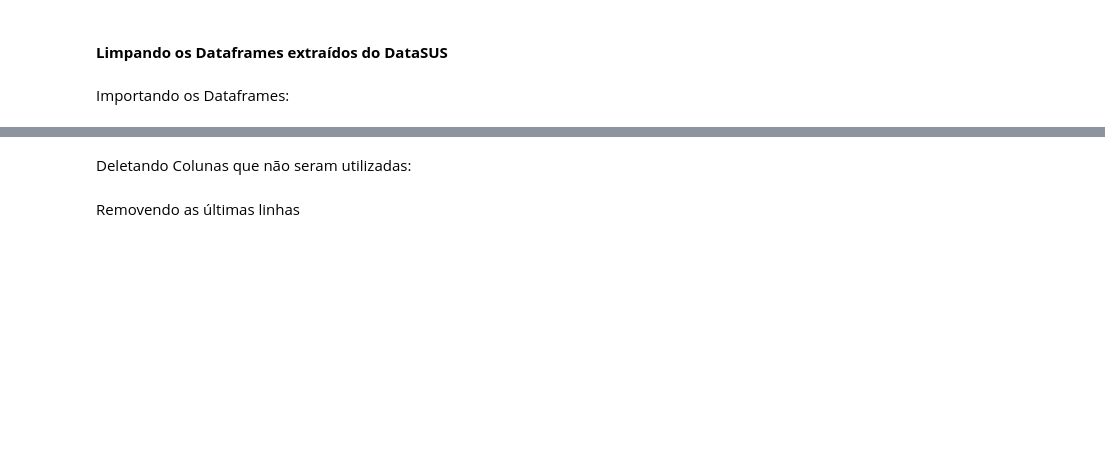
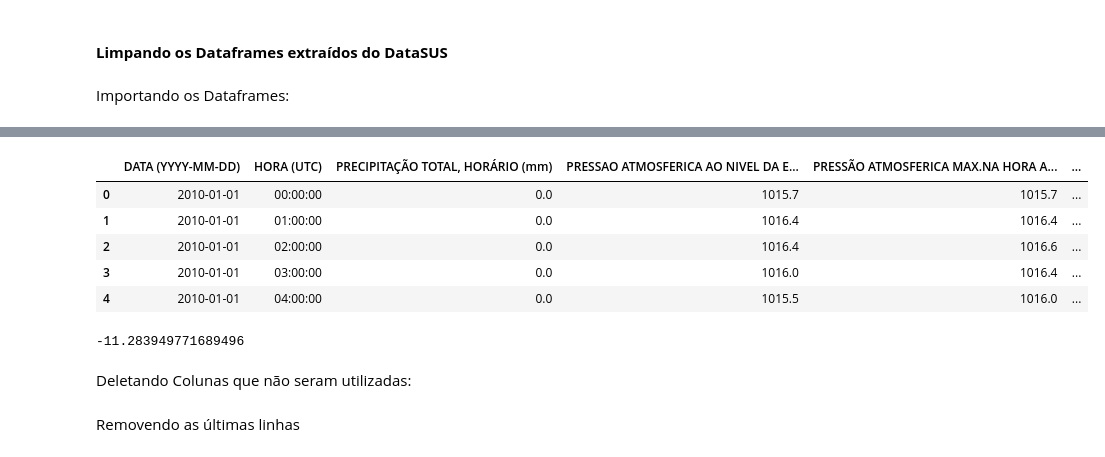
Before and after one commit to carneirogabrielly/Projeto-Microdados, a Jupyter notebook: Novo22.ipynb, the cells around one changed output, grey strips where cells are left out. Drawn from its saved outputs; the diff is of its cells as text; code cells hidden in the pictures; blank space fills up the shorter version.

Commit message:
fazendo a função de precipitação

```diff
--- a/Novo22.ipynb
+++ b/Novo22.ipynb
@@ -55,3 +35,64 @@ est_df.tail()
+# %%
+desemprego0 = pd.read_excel('planilhas capitais/%_desemprego.xlsx')
+pobres_brancos_negros0 = pd.read_excel('planilhas capitais/%_pobres_brancos_negros2.xlsx')
+indice_gini0 = pd.read_excel('planilhas capitais/Indice_Gini_2010.xlsx')
+aids0 = pd.read_excel('planilhas capitais/Coef_ObtosPorAids.xlsx')
+analfabetismo0 = pd.read_excel('planilhas capitais/%_anafabetismo.xlsx')
+turbeculoseobtos0 = pd.read_excel('planilhas capitais/Coef_ObtosPorTurbeculose.xlsx')
+IDH0 = pd.read_excel('planilhas capitais/IDH_IBGE.xlsx')
+pop_total0 = pd.read_excel('planilhas capitais/Pop_Residente.xlsx')
+
+#ESTAÇÕES METEREOLÓGICAS
+est_df = pd.read_excel('estações capitais\INMET_CO_DF_A001_BRASILIA_01-01-2010_A_31-12-2010.xlsx')
+est_go = pd.read_excel('estações capitais\INMET_CO_GO_A014_GOIAS_01-01-2010_A_31-12-2010.xlsx')
+est_ms = pd.read_excel('estações capitais/INMET_CO_MS_A702_CAMPO GRANDE_01-01-2010_A_31-12-2010.xlsx')
+est_mt = pd.read_excel('estações capitais\INMET_CO_MT_A901_CUIABA_01-01-2010_A_31-12-2010.xlsx')
+est_ac = pd.read_excel('estações capitais\INMET_N_AC_A104_RIO BRANCO_01-01-2010_A_31-12-2010.xlsx')
+est_am = pd.read_excel('estações capitais\INMET_N_AM_A101_MANAUS_01-01-2010_A_31-12-2010.xlsx')
+est_pa = pd.read_excel('estações capitais\INMET_N_PA_A201_BELEM_01-01-2010_A_31-12-2010.xlsx')
+est_ro = pd.read_excel('estações capitais\INMET_N_RO_A938_VILHENA_01-01-2010_A_31-12-2010.xlsx')
+est_rr = pd.read_excel('estações capitais\INMET_N_RR_A135_BOA VISTA_26-08-2010_A_31-12-2010.xlsx')
+est_to = pd.read_excel('estações capitais\INMET_N_TO_A009_PALMAS_01-01-2010_A_31-12-2010.xlsx')
+est_al = pd.read_excel('estações capitais\INMET_NE_AL_A303_MACEIO_01-01-2010_A_31-12-2010.xlsx')
+est_ba = pd.read_excel('estações capitais\INMET_NE_BA_A401_SALVADOR_01-01-2010_A_31-12-2010.xlsx')
+est_ce = pd.read_excel('estações capitais\INMET_NE_CE_A305_FORTALEZA_01-01-2010_A_31-12-2010.xlsx')
+est_ma = pd.read_excel('estações capitais\INMET_NE_MA_A203_SAO LUIS_01-01-2010_A_31-12-2010.xlsx')
+est_pb = pd.read_excel('estações capitais\INMET_NE_PB_A320_JOAO PESSOA_01-01-2010_A_31-12-2010.xlsx')
+est_pe = pd.read_excel('estações capitais\INMET_NE_PE_A301_RECIFE_01-01-2010_A_31-12-2010.xlsx')
+est_pi = pd.read_excel('estações capitais\INMET_NE_PI_A312_TERESINA_01-01-2010_A_31-12-2010.xlsx')
+est_rn = pd.read_excel('estações capitais\INMET_NE_RN_A304_NATAL_01-01-2010_A_31-12-2010.xlsx')
+est_se = pd.read_excel('estações capitais\INMET_NE_SE_A409_ARACAJU_01-01-2010_A_31-12-2010.xlsx')
+est_pr = pd.read_excel('estações capitais\INMET_S_PR_A807_CURITIBA_01-01-2010_A_31-12-2010.xlsx')
+est_rs = pd.read_excel('estações capitais\INMET_S_RS_A801_PORTO ALEGRE_01-01-2010_A_31-12-2010.xlsx')
+est_sc = pd.read_excel('estações capitais\INMET_S_SC_A806_FLORIANOPOLIS_01-01-2010_A_31-12-2010.xlsx')
+est_es = pd.read_excel('estações capitais\INMET_SE_ES_A612_VITORIA_01-01-2010_A_31-12-2010.xlsx')
+est_mg = pd.read_excel('estações capitais\INMET_SE_MG_A521_PAMPULHA_01-01-2010_A_31-12-2010.xlsx')
+est_rj = pd.read_excel('estações capitais\INMET_SE_RJ_A652_FORTE DE COPACABANA_01-01-2010_A_31-12-2010.xlsx')
+est_sp = pd.read_excel('estações capitais\INMET_SE_SP_A701_SAO PAULO - MIRANTE_01-01-2010_A_31-12-2010.xlsx')
+# %%
+est_sc.head()
+# %% [output]
+|  | DATA (YYYY-MM-DD) | HORA (UTC) | PRECIPITAÇÃO TOTAL, HORÁRIO (mm) | PRESSAO ATMOSFERICA AO NIVEL DA E... | PRESSÃO ATMOSFERICA MAX.NA HORA A... | ... |
+| 0 | 2010-01-01 | 00:00:00 | 0.0 | 1015.7 | 1015.7 | ... |
+| 1 | 2010-01-01 | 01:00:00 | 0.0 | 1016.4 | 1016.4 | ... |
+| 2 | 2010-01-01 | 02:00:00 | 0.0 | 1016.4 | 1016.6 | ... |
+| 3 | 2010-01-01 | 03:00:00 | 0.0 | 1016.0 | 1016.4 | ... |
+| 4 | 2010-01-01 | 04:00:00 | 0.0 | 1015.5 | 1016.0 | ... |
+# %%
+def media_chuva(planilha):
+
+    valores = []
+
+    precipitacao = pd.to_numeric(planilha['PRECIPITAÇÃO TOTAL, HORÁRIO (mm)'], errors='coerce')
+    validos = precipitacao.dropna().tolist()
+    valores.extend(validos)
+
+    media_chuva = sum(valores) / len(valores)
+    return media_chuva
+
+media_chuva(est_ac)
+# %% [output]
+-11.283949771689496
 # %% [markdown]
 Deletando Colunas que não seram utilizadas:
 # %%
```
Also changed, not shown: parts of 2 cells of this notebook.
